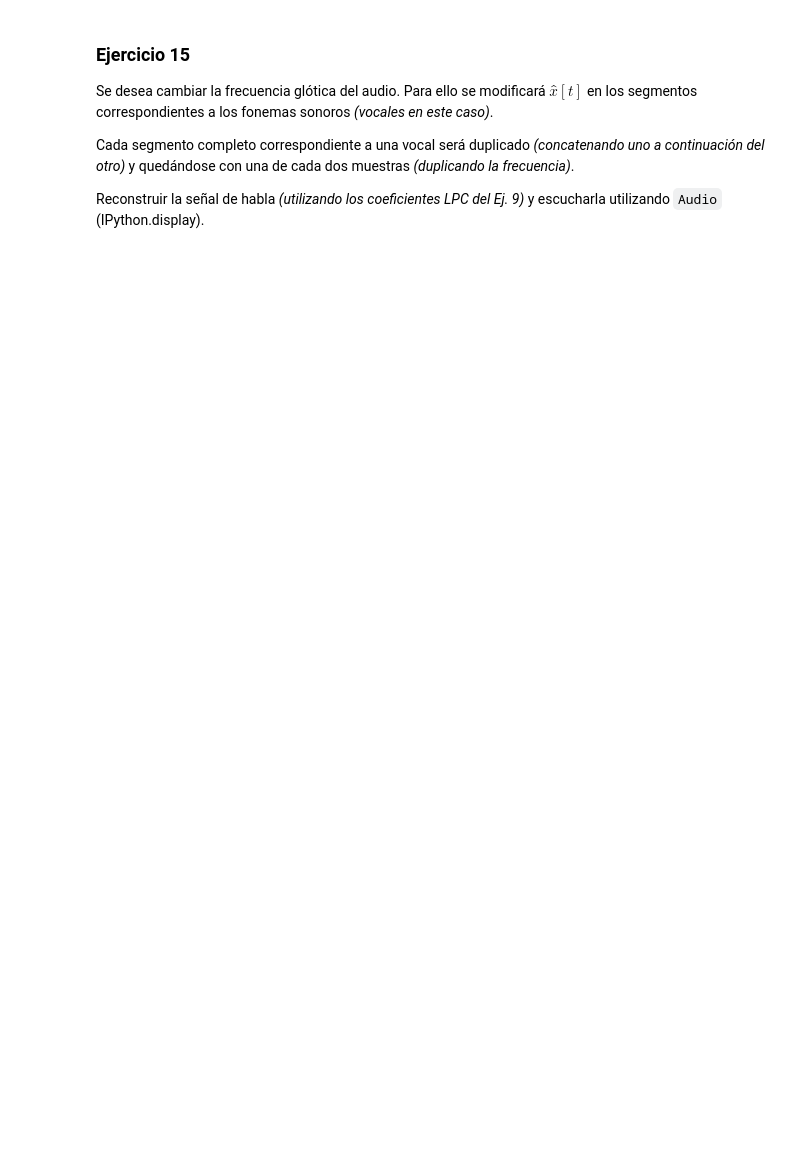
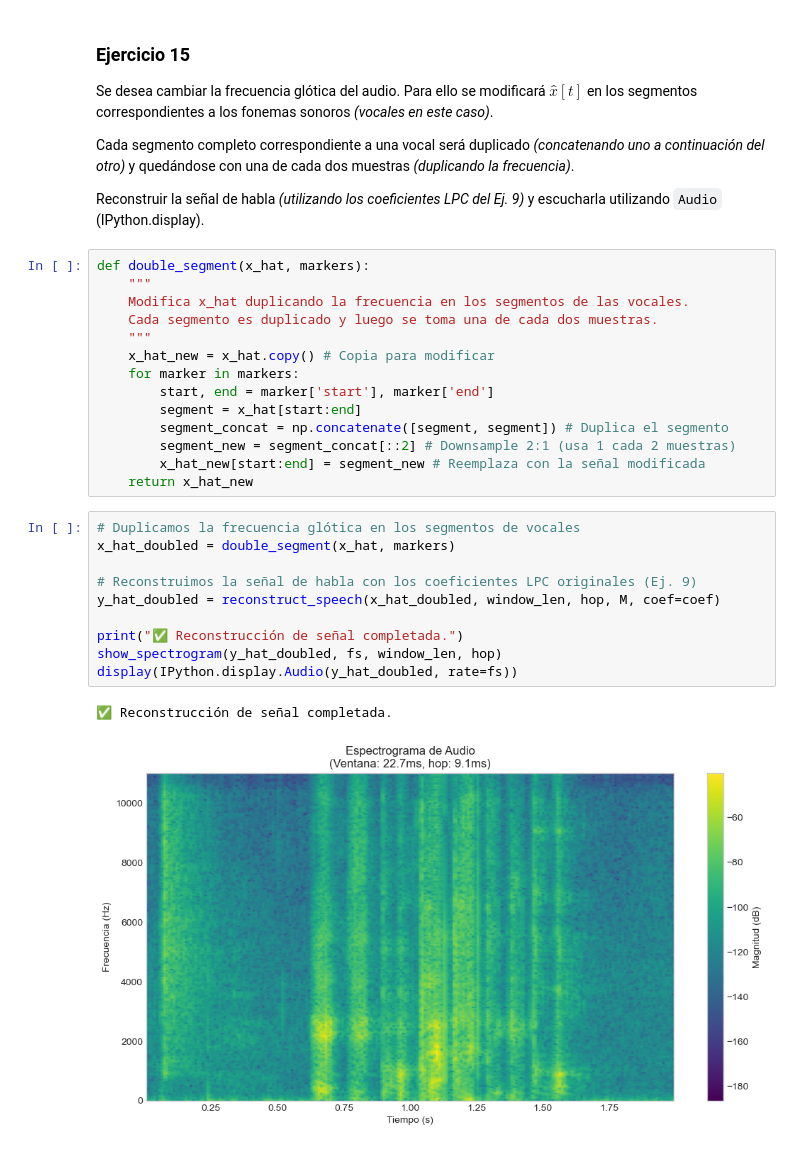
Before and after one commit to MLsound/Linear-Predictive-Coding, a Jupyter notebook: resolucion.ipynb, the cells around one changed output. Cells and saved outputs as stored; diff of their text form; blank space fills up the shorter version.

```diff
--- a/resolucion.ipynb
+++ b/resolucion.ipynb
@@ -755,3 +755,30 @@ Se desea cambiar la frecuencia glótica del audio. Para ello se modificará $x̂
 Cada segmento completo correspondiente a una vocal será duplicado _(concatenando uno a continuación del otro)_ y quedándose con una de cada dos muestras _(duplicando la frecuencia)_.
 
 Reconstruir la señal de habla _(utilizando los coeficientes LPC del Ej. 9)_ y escucharla utilizando `Audio` (IPython.display).
+# %%
+def double_segment(x_hat, markers):
+    """
+    Modifica x_hat duplicando la frecuencia en los segmentos de las vocales.
+    Cada segmento es duplicado y luego se toma una de cada dos muestras.
+    """
+    x_hat_new = x_hat.copy() # Copia para modificar
+    for marker in markers:
+        start, end = marker['start'], marker['end']
+        segment = x_hat[start:end]
+        segment_concat = np.concatenate([segment, segment]) # Duplica el segmento
+        segment_new = segment_concat[::2] # Downsample 2:1 (usa 1 cada 2 muestras)
+        x_hat_new[start:end] = segment_new # Reemplaza con la señal modificada
+    return x_hat_new
+# %%
+# Duplicamos la frecuencia glótica en los segmentos de vocales
+x_hat_doubled = double_segment(x_hat, markers)
+
+# Reconstruimos la señal de habla con los coeficientes LPC originales (Ej. 9)
+y_hat_doubled = reconstruct_speech(x_hat_doubled, window_len, hop, M, coef=coef)
+
+print("✅ Reconstrucción de señal completada.")
+show_spectrogram(y_hat_doubled, fs, window_len, hop)
+display(IPython.display.Audio(y_hat_doubled, rate=fs))
+# %% [output]
+✅ Reconstrucción de señal completada.
+[figure, added]
```
Also changed, not shown: parts of 1 cell of this notebook.
